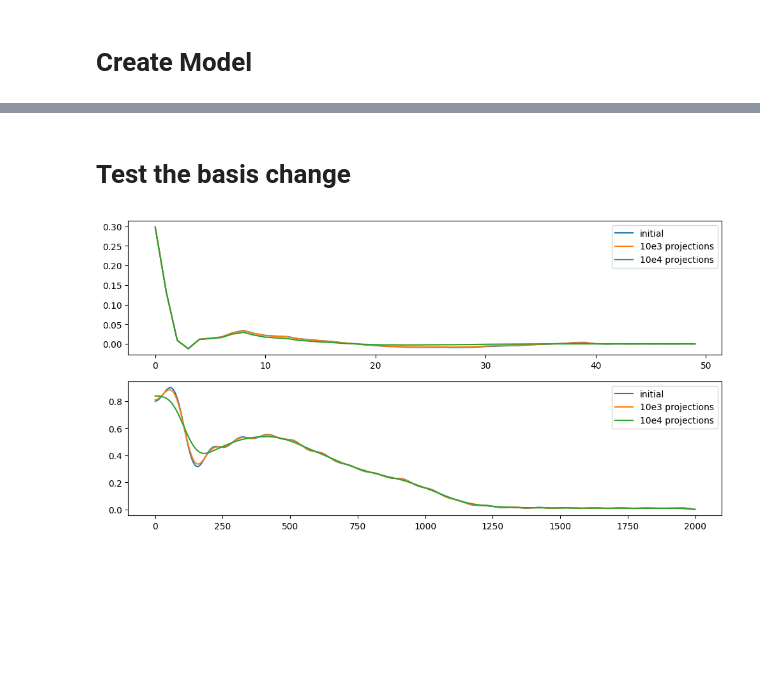
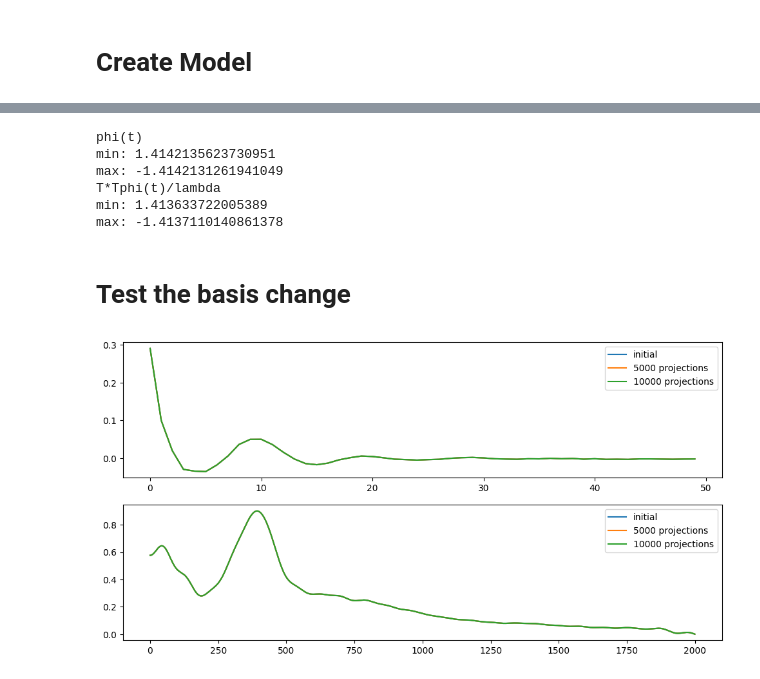
Before and after one commit to CentofantiEze/FBResNet, a Jupyter notebook: notebooks/explore_base.ipynb, the cells around one changed output, grey strips where cells are left out. Saved outputs shown, nothing was run; the diff lists cells and outputs as text; code cells hidden in the pictures; blank space fills up the shorter version.

Commit message:
Fix the base definition and redefine the inner product.

```diff
--- a/notebooks/explore_base.ipynb
+++ b/notebooks/explore_base.ipynb
@@ -54,7 +67,7 @@ cross_prod =  np.zeros((params['k'],params['k']))
 
 for i in range(params['k']):
     for j in range(params['k']):
-        cross_prod[i,j] = base[i].T@base[j]*params['N']
+        cross_prod[i,j] = inner_prod(base[i], base[j])
 
 plt.imshow(cross_prod)
 plt.colorbar()
@@ -94,11 +125,28 @@ plt.show()
 # %% [markdown]
 # Create Model
 # %%
-# Model
 model = FBRestNet(
-    experimentation=Physics(params['N'],params['k'],params['a'],params['r']), constraint = 'cube', nb_blocks=20, noise = 0.05,
-    folder = './../', im_set="Set1",batch_size=[600,1],lr=1e-3, nb_epochs=[30,1], loss_elt=False, save=False
-)
+    model_id = 'model_000_',
+    dataset_folder = '../Datasets/',
+    model_folder = '../outputs/models/',
+    opt_hist_folder = '../outputs/opt_hist/',
+    experimentation=Physics(params['N'],params['k'],params['a'],params['r']),
+    nb_blocks=20,
+    im_set="Set1",
+    noise = 0.05,
+    constraint = 'cube',
+    train_size=400,
+    val_size=200,
+    batch_size=64,
+    lr=3e-1,
+    nb_epochs=50,
+    freq_val=1,
+    loss_elt=True,
+    save_signals=False,
+    save_outputs=False,
+    save_model=False,
+    save_hist=True
+    )
 # %%
 # Generate dataset
 train_set, val_set = model.CreateDataSet()
@@ -113,23 +177,37 @@ x_bias = Variable(y, requires_grad=False)
+# %%
+print('phi(t)')
+print('min: {}\nmax: {}'.format(max(eig_func), min(eig_func)))
+print('T*Tphi(t)/lambda')
+print('min: {}\nmax: {}'.format(max(Tadj.dot(Ta).dot(eig_func) / eig_val), min(Tadj.dot(Ta).dot(eig_func) / eig_val)))
+# %% [output]
+phi(t)
+min: 1.4142135623730951
+max: -1.4142131261941049
+T*Tphi(t)/lambda
+min: 1.413633722005389
+max: -1.4137110140861378
 # %% [markdown]
 # Test the basis change
 # %%
 fig, ax = plt.subplots(2,1,figsize=(12,6))
 
 ax[0].plot(x_true.numpy()[0,0], label='initial')
-x_true_elt = model.physics.BasisChangeInv(x_true)
-ax[1].plot(x_true_elt.numpy()[0,0], label='initial')
+x_true_elt = np.matmul(x_true,base).numpy()[0,0]
+ax[1].plot(x_true_elt, label='initial')
 
-for i in range(10000):
+n_proj = 10000
+
+for i in range(n_proj):
     x_true_hat = model.physics.BasisChange(x_true_elt)
     x_true_elt = model.physics.BasisChangeInv(x_true_hat)
-    if i == 1000:
-        ax[0].plot(x_true_hat.numpy()[0,0], label='10e3 projections')
-        ax[1].plot(x_true_elt.numpy()[0,0], label='10e3 projections')
+    if i == n_proj/2:
+        ax[0].plot(x_true_hat, label='{} projections'.format(i))
+        ax[1].plot(x_true_elt, label='{} projections'.format(i))
 
-ax[0].plot(x_true_hat.numpy()[0,0], label='10e4 projections')
-ax[1].plot(x_true_elt.numpy()[0,0], label='10e4 projections')
+ax[0].plot(x_true_hat, label='{} projections'.format(n_proj))
+ax[1].plot(x_true_elt, label='{} projections'.format(n_proj))
 ax[0].legend()
 ax[1].legend()
 plt.show()
 # %% [output]
-[figure, old version]
+[figure, new version]
```
Also changed, not shown: parts of 16 cells of this notebook.
